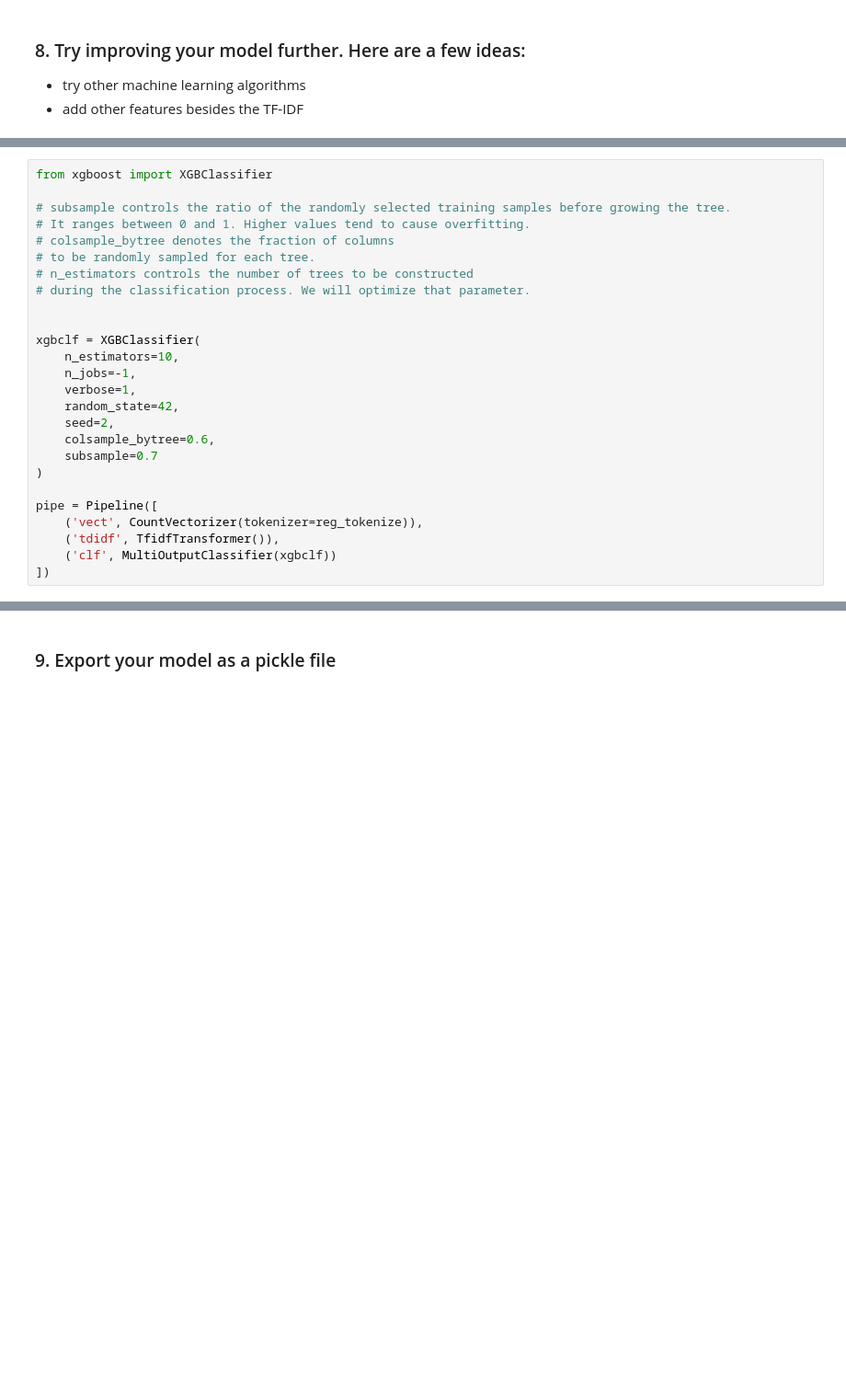
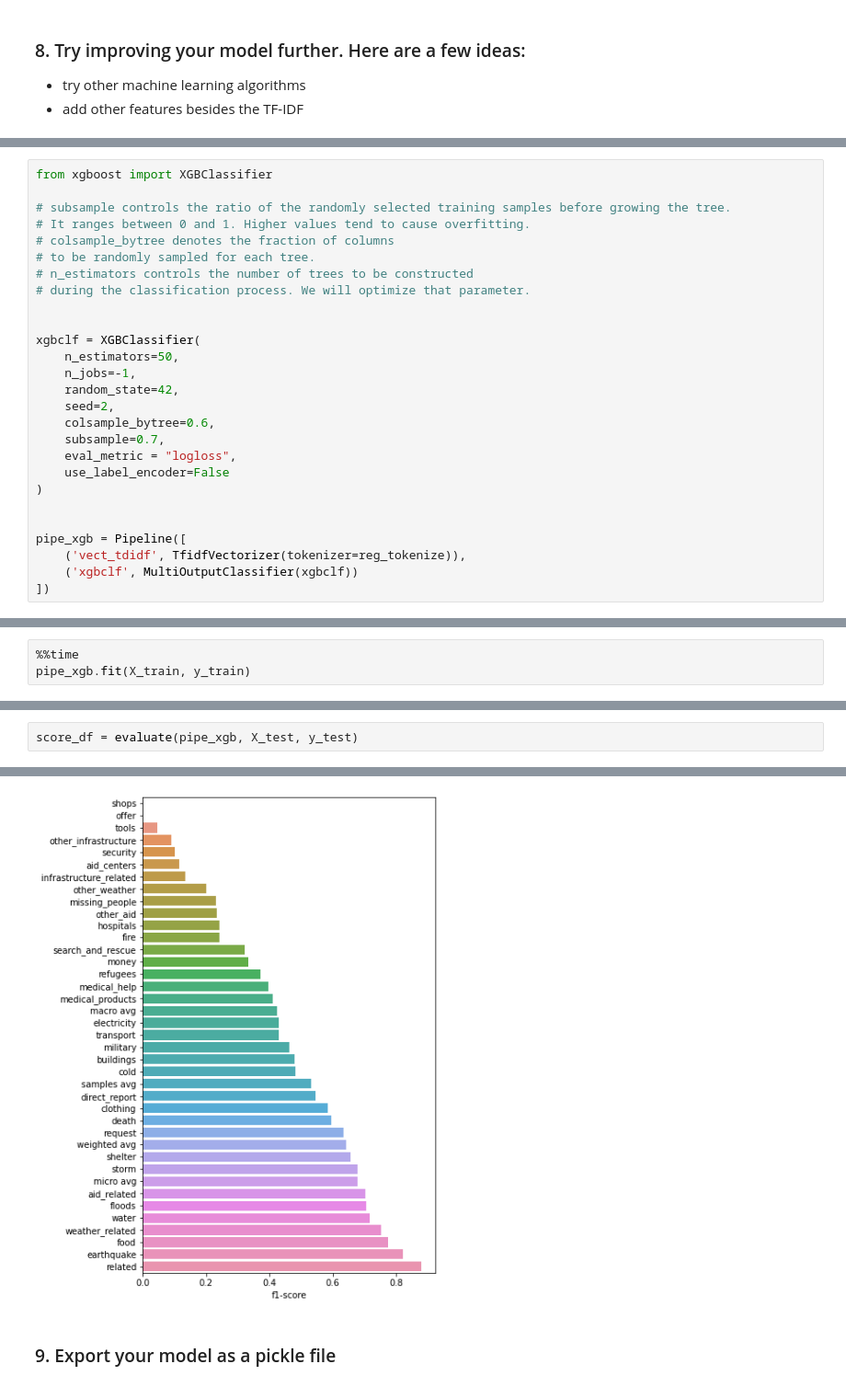
Before and after one commit to sbadillo/disaster-response, a Jupyter notebook: ML Pipeline Preparation.ipynb, the cells around one changed output, grey strips where cells are left out. Shown at 92% size. Saved outputs shown, nothing was run; the diff lists cells and outputs as text; blank space fills up the shorter version.

```diff
--- a/ML Pipeline Preparation.ipynb
+++ b/ML Pipeline Preparation.ipynb
@@ -439,17 +461,18 @@ from xgboost import XGBClassifier
 
 
 xgbclf = XGBClassifier(
-    n_estimators=10,
+    n_estimators=50,
     n_jobs=-1,
-    verbose=1,
     random_state=42,
     seed=2,
     colsample_bytree=0.6,
-    subsample=0.7
+    subsample=0.7,
+    eval_metric = "logloss",
+    use_label_encoder=False
 )
 
-pipe = Pipeline([
-    ('vect', CountVectorizer(tokenizer=reg_tokenize)),
-    ('tdidf', TfidfTransformer()),
-    ('clf', MultiOutputClassifier(xgbclf))
+
+pipe_xgb = Pipeline([
+    ('vect_tdidf', TfidfVectorizer(tokenizer=reg_tokenize)),
+    ('xgbclf', MultiOutputClassifier(xgbclf))
 ])
@@ -464,0 +479,3 @@ NameError: name 'X_train' is not defined
+# %%
+%%time
+pipe_xgb.fit(X_train, y_train)
@@ -464,0 +500,3 @@ NameError: name 'X_train' is not defined
+# %%
+score_df = evaluate(pipe_xgb, X_test, y_test)
+# %% [output]
@@ -465,3 +520,4 @@ NameError: name 'X_train' is not defined
+[figure, added]
 # %% [markdown]
 ### 9. Export your model as a pickle file
 # %%
```
Also changed, not shown: parts of 17 cells of this notebook.
